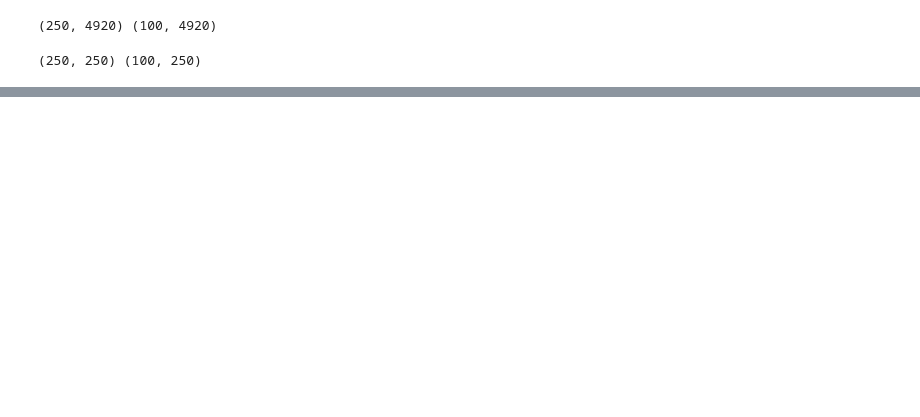
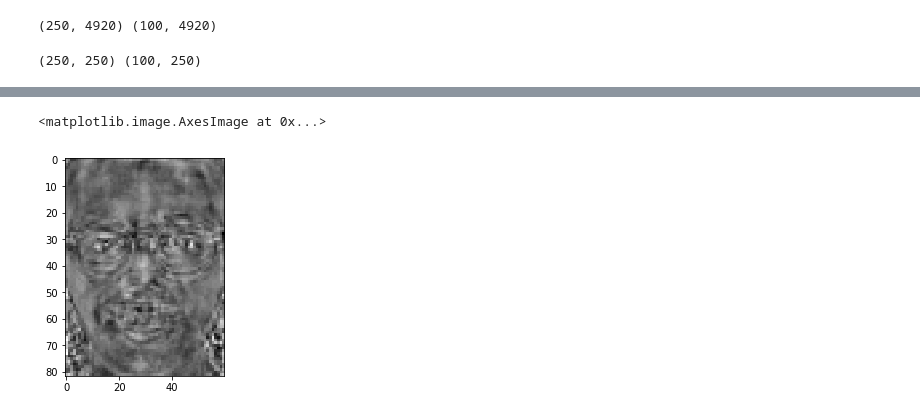
Before and after one commit to lukaszarczynski/data_mining, a Jupyter notebook: L7/zad5.ipynb, the cells around one changed output, grey strips where cells are left out. Saved outputs shown, nothing was run; the diff lists cells and outputs as text; code cells hidden in the pictures; blank space fills up the shorter version.

```diff
--- a/L7/zad5.ipynb
+++ b/L7/zad5.ipynb
@@ -22,0 +43,12 @@ print(training_images_pca.shape, testing_images_pca.shape)
+# %%
+pca = decomposition.PCA(n_components=250)
+pca.fit(training_images)
+training_images_pca = pca.transform(training_images_standardized)
+testing_images_pca = pca.transform(testing_images_standardized)
+image = training_images_pca[5]
+image_depca = pca.inverse_transform(image)
+image_reshaped = image_depca.reshape([60, 82]).T
+imshow(image_reshaped, cmap="gray")
+# %% [output]
+<matplotlib.image.AxesImage at 0x...>
+[figure, added]
```
Also changed, not shown: parts of 16 cells of this notebook, 1 other file.
